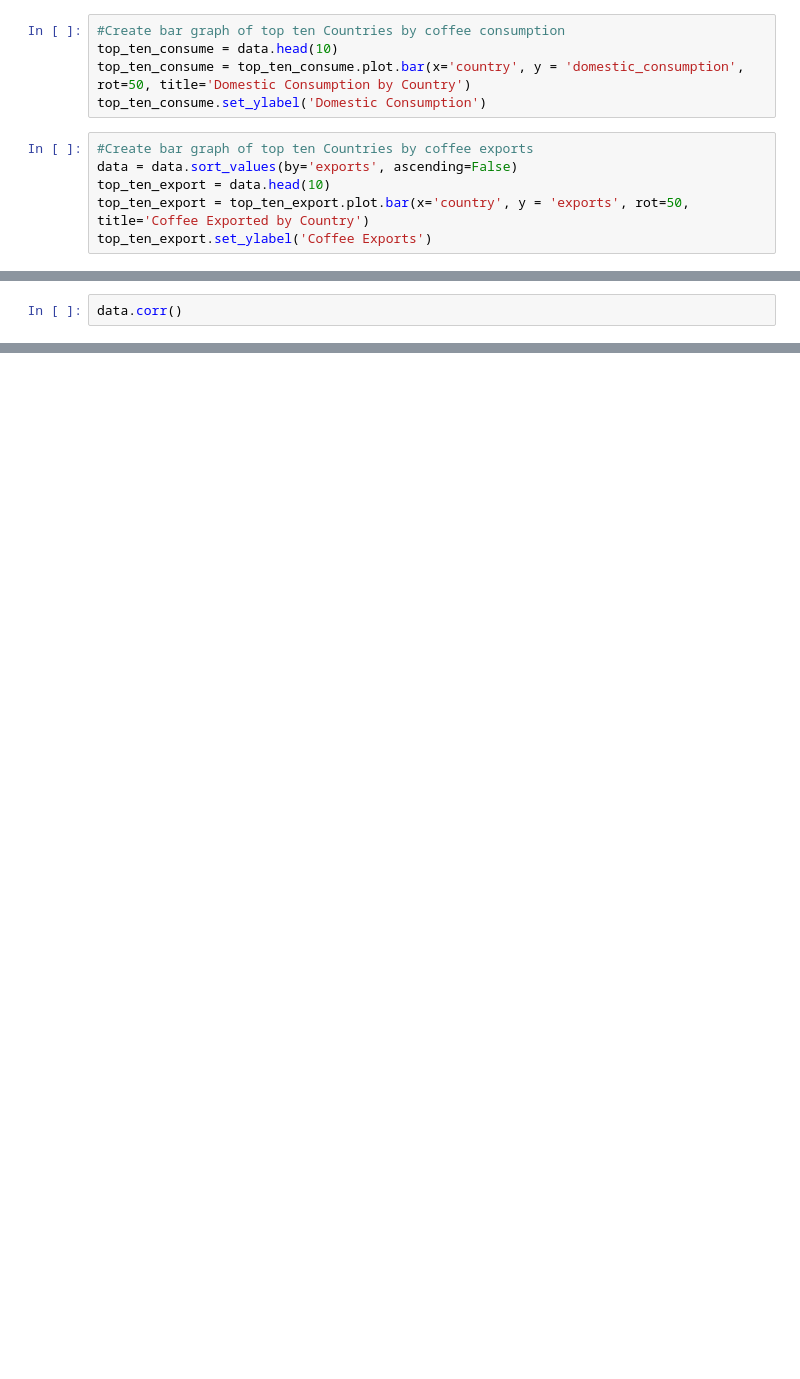
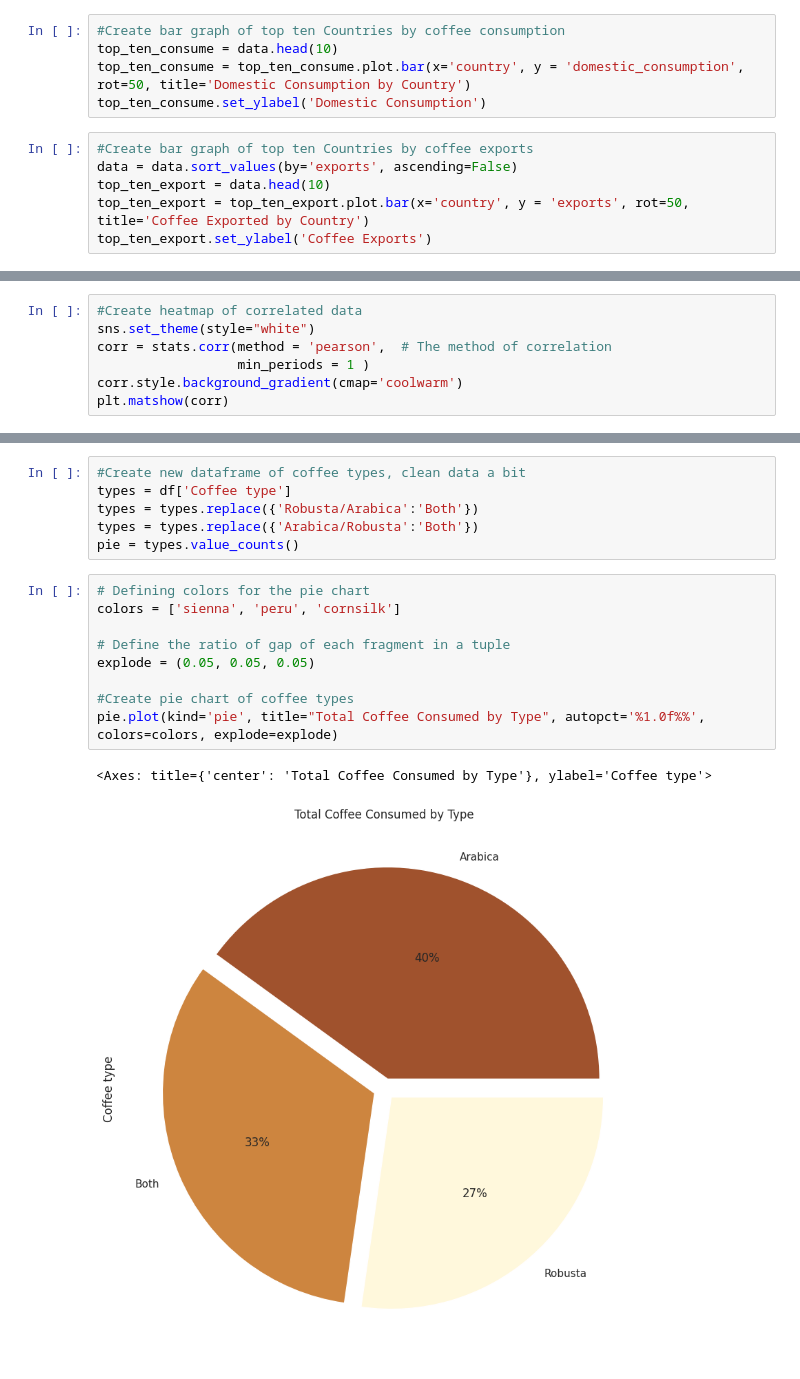
Before and after one commit to Dylanbbenson/Coffee_Data_Analysis, a Jupyter notebook: Coffee_Analysis.ipynb, the cells around one changed output, grey strips where cells are left out. Saved outputs shown, nothing was run; the diff lists cells and outputs as text; blank space fills up the shorter version.

Commit message:
More analysis and visualization

```diff
--- a/Coffee_Analysis.ipynb
+++ b/Coffee_Analysis.ipynb
@@ -77,3 +99,8 @@ data.drop(2, inplace=True)
 # %%
-data.corr()
+#Create heatmap of correlated data
+sns.set_theme(style="white")
+corr = stats.corr(method = 'pearson',  # The method of correlation
+                  min_periods = 1 )
+corr.style.background_gradient(cmap='coolwarm')
+plt.matshow(corr)
 # %%
@@ -201,0 +130,18 @@ pivot
+# %%
+#Create new dataframe of coffee types, clean data a bit
+types = df['Coffee type']
+types = types.replace({'Robusta/Arabica':'Both'})
+types = types.replace({'Arabica/Robusta':'Both'})
+pie = types.value_counts()
+# %%
+# Defining colors for the pie chart
+colors = ['sienna', 'peru', 'cornsilk']
+
+# Define the ratio of gap of each fragment in a tuple
+explode = (0.05, 0.05, 0.05)
+
+#Create pie chart of coffee types
+pie.plot(kind='pie', title="Total Coffee Consumed by Type", autopct='%1.0f%%', colors=colors, explode=explode)
+# %% [output]
+<Axes: title={'center': 'Total Coffee Consumed by Type'}, ylabel='Coffee type'>
+[figure, added]
```
Also changed, not shown: parts of 28 cells of this notebook, 1 other file.
